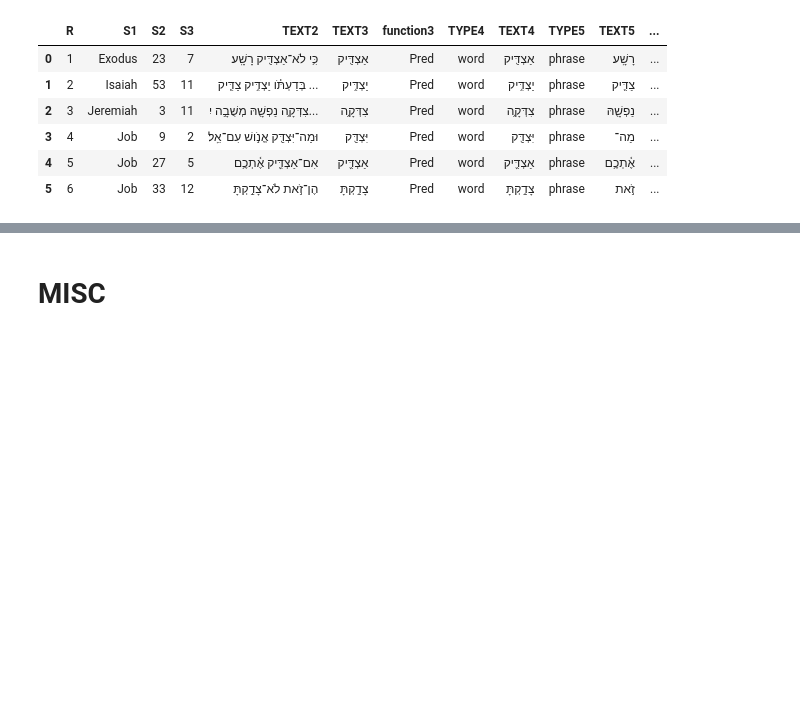
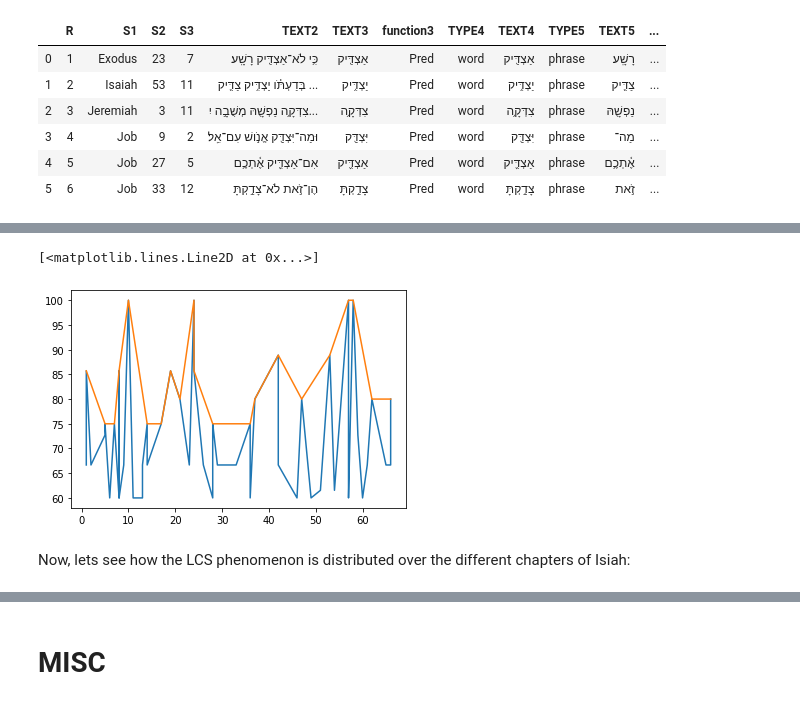
Before and after one commit to oliverglanz/Text-Fabric, a Jupyter notebook: LCS/0000_ETCBC-TF_2101-BHS_ETCBC_LCS_o.glanz _prof-edition.ipynb, the cells around one changed output, grey strips where cells are left out. Cells and saved outputs as stored; diff of their text form; code cells hidden in the pictures; blank space fills up the shorter version.

```diff
--- a/LCS/0000_ETCBC-TF_2101-BHS_ETCBC_LCS_o.glanz _prof-edition.ipynb
+++ b/LCS/0000_ETCBC-TF_2101-BHS_ETCBC_LCS_o.glanz _prof-edition.ipynb
@@ -403,0 +747,13 @@ For our research we are interested in displaying:
+# %%
+PredObjWordListsXLplot60 = PredObjWordListsXL[PredObjWordListsXL.LCSObjcPredMeanMatch >= 60]
+# %%
+PredObjWordListsXLplot75Isa = PredObjWordListsXLplot75[PredObjWordListsXLplot75.S1 == 'Isaiah']
+PredObjWordListsXLplot60Isa = PredObjWordListsXLplot60[PredObjWordListsXLplot60.S1 == 'Isaiah']
+
+plt.plot(PredObjWordListsXLplot60Isa.S2,PredObjWordListsXLplot60Isa.LCSObjcPredMeanMatch, label="filtered to y <= 15")
+plt.plot(PredObjWordListsXLplot75Isa.S2,PredObjWordListsXLplot75Isa.LCSObjcPredMeanMatch, label="filtered to y <= 15")
+# %% [output]
+[<matplotlib.lines.Line2D at 0x...>]
+[figure, added]
+# %% [markdown]
+Now, lets see how the LCS phenomenon is distributed over the different chapters of Isiah:
```
Also changed, not shown: parts of 76 cells of this notebook.
